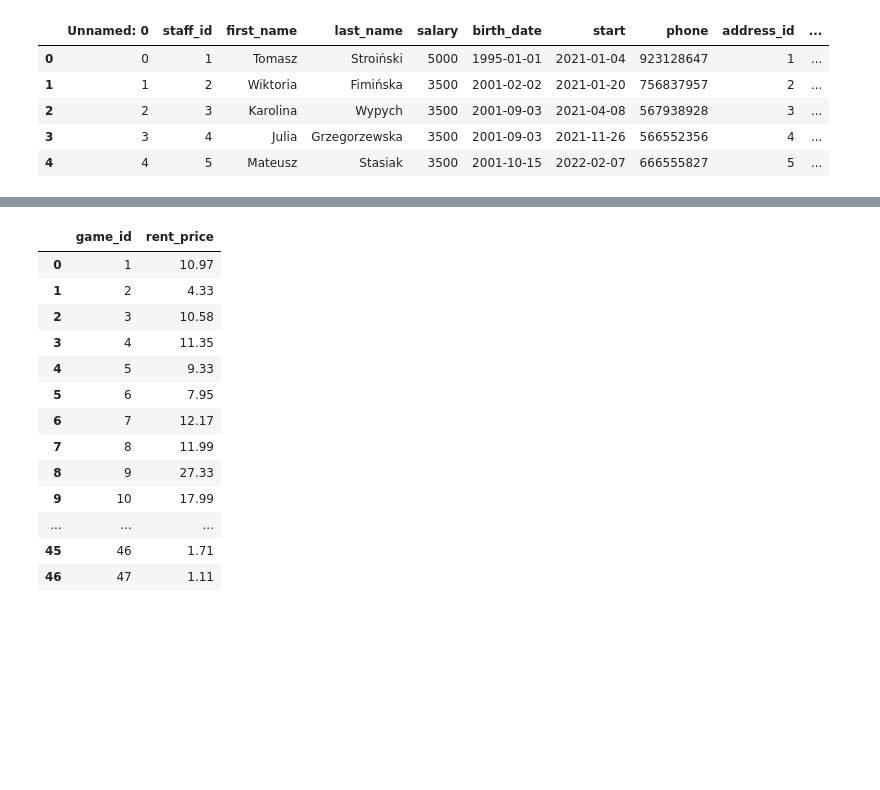
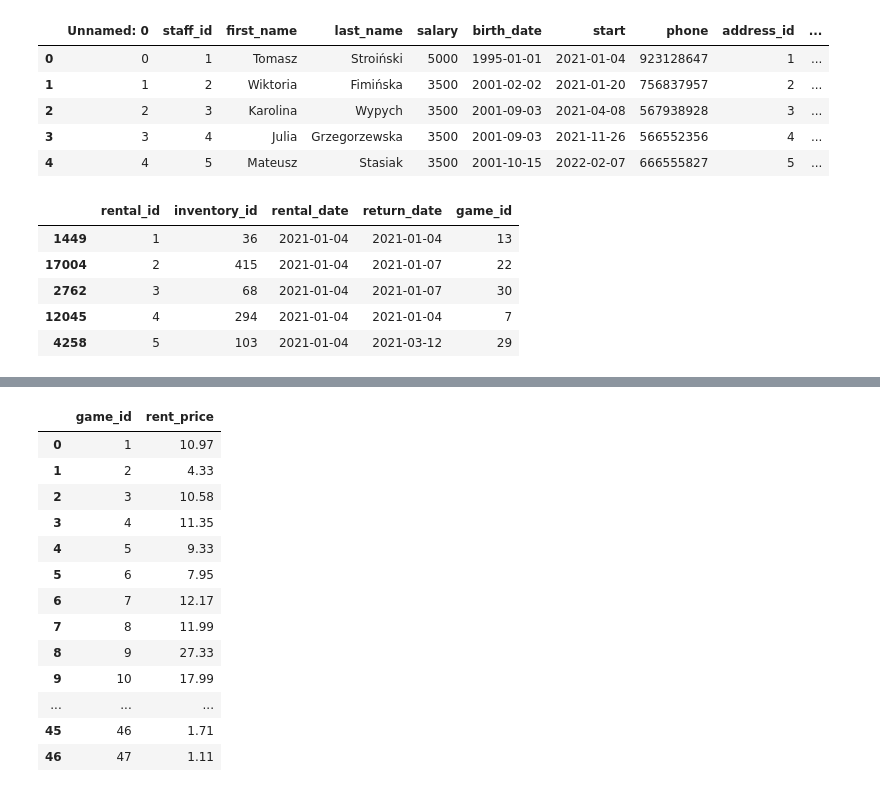
Before and after one commit to Staszek15/store-database, a Jupyter notebook: rental.ipynb, the cells around one changed output, grey strips where cells are left out. Saved outputs shown, nothing was run; the diff lists cells and outputs as text; code cells hidden in the pictures; blank space fills up the shorter version.

```diff
--- a/rental.ipynb
+++ b/rental.ipynb
@@ -28,6 +176,10 @@ games = pd.read_csv('games.csv')
+# %%
+inventory_rent = pd.read_csv('inventory_rent.csv')
+customer = df_customers
+games = pd.read_csv('games.csv')
 # %%
-def days_from_last_rent(date):
-    diff_date = (date - datetime.date(2021, 1, 4)).days
+def days_from_last_rent(return_date):
+    diff_date = (return_date - date(2021, 1, 4)).days
     x = 0.6 / (1+np.e**(-0.01005*(diff_date-300)))
     possible_days = [0, np.random.randint(1,9), np.random.randint(10,21), np.random.randint(22,41),
                      np.random.randint(42, 120)]
@@ -47,13 +199,13 @@ inventory_id = inventory_rent['inventory_id']
 def create_rental():
     rental = pd.DataFrame(columns = ['inventory_id', 'rental_date', 'return_date', 'game_id'])
     for i in inventory_id:
-        return_date = datetime.date(2021, 1, 4)
+        return_date = date(2021, 1, 4)
 
-        while return_date < datetime.date(2023, 6, 15):
-            rental_date = return_date +  datetime.timedelta(days = days_from_last_rent(return_date))
-            return_date = rental_date + datetime.timedelta(days = rent_days())
-            if rental_date <= datetime.date(2023, 6, 15):
-                if return_date > datetime.date(2023, 6, 15):
+        while return_date < date(2023, 6, 15):
+            rental_date = return_date +  timedelta(days = days_from_last_rent(return_date))
+            return_date = rental_date + timedelta(days = rent_days())
+            if rental_date <= date(2023, 6, 15):
+                if return_date > date(2023, 6, 15):
                     new_return_date = None
                     new_row = {'inventory_id' : i, 'rental_date' : rental_date, 'return_date' : new_return_date,
                                'game_id' : int(inventory_rent.loc[inventory_rent['inventory_id'] == i, 'game_id'].values)}
@@ -89,14 +234,13 @@ False
 # %%
-#UWAGA!!!! długo mieli
+#nadal dlugo mieli
 cst_id = []
 for i in range(0, len(rental)):
-    cont = True
-    while cont:
-        customer_id = random.choice(np.arange(1, len(customer)+1))
-        wiek = relativedelta(rental.iloc[i]['rental_date'], datetime.datetime.strptime(customer['birthdate'][customer_id-1], '%Y-%m-%d')).years
+    print(i)
+    possible_customers = []
+    for j in range(0, len(customer)):
+        wiek = relativedelta(rental.iloc[j]['rental_date'], datetime.strptime(str(customer['birthdate'][j]), '%Y-%m-%d')).years
         if (wiek > games.loc[games['game_id'] == rental.iloc[i]['game_id'], 'age'].values and
-            customer['registration_date'][customer_id-1] <= str(rental.iloc[i]['rental_date'].date())):
-            cst_id.append(customer_id)
-            break
-        else:
-            continue
+            customer['registration_date'][j] <= rental.iloc[i]['rental_date'].date()):
+            possible_customers.append(customer.iloc[j]['customer_id'])
+    print(possible_customers)
+    cst_id.append(random.choice(possible_customers))
@@ -161,0 +286,9 @@ rental.to_csv('rental.csv')
+# %%
+rental.head()
+# %% [output]
+|  | rental_id | inventory_id | rental_date | return_date | game_id |
+| 1449 | 1 | 36 | 2021-01-04 | 2021-01-04 | 13 |
+| 17004 | 2 | 415 | 2021-01-04 | 2021-01-07 | 22 |
+| 2762 | 3 | 68 | 2021-01-04 | 2021-01-07 | 30 |
+| 12045 | 4 | 294 | 2021-01-04 | 2021-01-04 | 7 |
+| 4258 | 5 | 103 | 2021-01-04 | 2021-03-12 | 29 |
```
Also changed, not shown: parts of 34 cells of this notebook.
